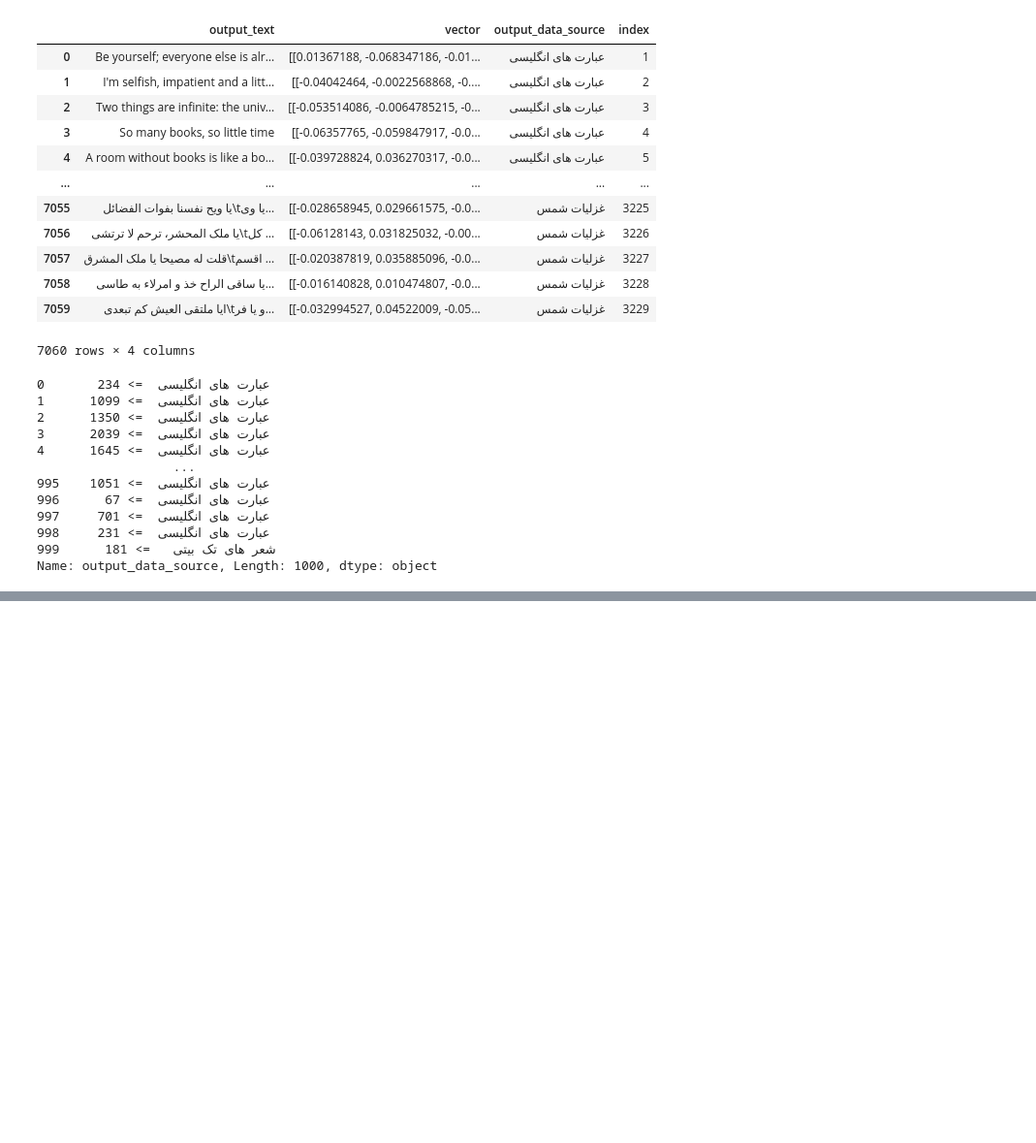
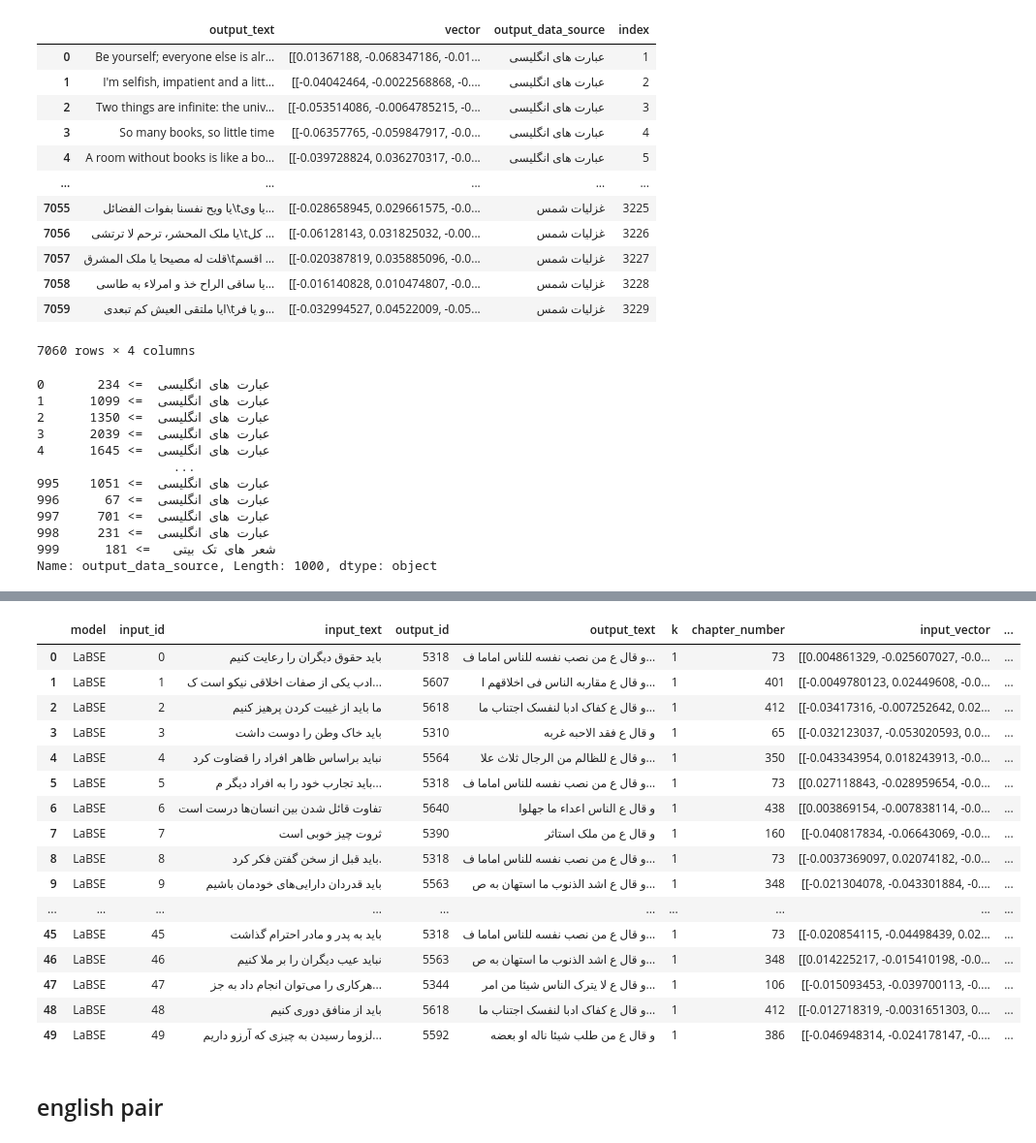
Before and after one commit to Mohamadrezakamali/text-enrich, a Jupyter notebook: LaBSE.ipynb, the cells around one changed output, grey strips where cells are left out. Shown at 97% size. Drawn from its saved outputs; the diff is of its cells as text; code cells hidden in the pictures; blank space fills up the shorter version.

```diff
--- a/LaBSE.ipynb
+++ b/LaBSE.ipynb
@@ -775,0 +914,28 @@ pd.DataFrame(labse_pair["output_data_source"]).to_csv("/content/labse_pair_out.c
+# %%
+def create_pair_knn(k,model_name,input_table,output_table,isChaptered,chapter_number):
+  if isChaptered:
+    columns = ["model","input_id","input_text","output_id","output_text","k","chapter_number","input_vector","output_vector"]
+  else:
+    columns = ["model","input_id","input_text","output_id","output_text","k","input_vector","output_vector"]
+
+  pair_table = pd.DataFrame([], columns=columns)
+  for i in range(len(input_table)):
+    vector = []
+    for j in range(len(output_table)):
+      input_vector = input_table.iloc[i]['vector']
+      output_vector = output_table.iloc[j]['vector']
+      sim = abs(input_vector[0] @ output_vector[0].T)
+      w1_sqrt = np.sqrt(abs(input_vector[0] @ input_vector[0].T))
+      w2_sqrt = np.sqrt(abs(output_vector[0] @ output_vector[0].T))
+      vector.append(sim / (w1_sqrt * w2_sqrt))
+    vector = np.array(vector)
+    indexes = vector.argsort()[-k:]
+    p = 1
+    for index in indexes:
+      # output_data_source_index = str(output_table.iloc[index]['output_data_source']) + " => " + str(output_table.iloc[index]['index'])
+      if isChaptered:
+        pair_table = pair_table.append({'model':model_name,"input_id":input_table.iloc[i]['input_id'],"input_text":input_table.iloc[i]['input_text'],"output_id":output_table.iloc[index]['output_id'] ,"output_text":output_table.iloc[index]['output_text'] ,"k":p,"chapter_number":output_table.iloc[index][chapter_number],"input_vector":input_table.iloc[i]['vector'], "output_vector":output_table.iloc[index]['vector']}, ignore_index = True)
+      else:
+        pair_table = pair_table.append({'model':model_name,"input_id":input_table.iloc[i]['input_id'],"input_text":input_table.iloc[i]['input_text'],"output_id":output_table.iloc[index]['output_id'] ,"output_text":output_table.iloc[index]['output_text'] ,"k":p,"input_vector":input_table.iloc[i]['vector'], "output_vector":output_table.iloc[index]['vector']}, ignore_index = True)
+      p+=1
+  return pair_table
@@ -775,0 +944,2 @@ pd.DataFrame(labse_pair["output_data_source"]).to_csv("/content/labse_pair_out.c
+# %%
+nahj = pd.read_csv("/content/nahj_normalized.csv")
@@ -775,0 +962,6 @@ pd.DataFrame(labse_pair["output_data_source"]).to_csv("/content/labse_pair_out.c
+# %%
+columns = ["output_text","vector","output_id","hekmat_number"]
+output_table = pd.DataFrame([], columns=columns)
+
+for i in range(len(nahj)):
+  output_table = output_table.append({'output_text':nahj.iloc[i]["output_text"] ,'vector':[embedder.encode(nahj.iloc[i]["output_text"])],"output_id":nahj.iloc[i]["output_id"],"hekmat_number":nahj.iloc[i]["hekmat_number"]}, ignore_index = True)
@@ -775,0 +984,24 @@ pd.DataFrame(labse_pair["output_data_source"]).to_csv("/content/labse_pair_out.c
+# %%
+nahj_pair = create_pair_knn(1,"LaBSE",input_table,output_table,True,"hekmat_number")
+# %%
+nahj_pair
+# %% [output]
+|  | model | input_id | input_text | output_id | output_text | k | chapter_number | input_vector | ... |
+| 0 | LaBSE | 0 | باید حقوق دیگران را رعایت کنیم | 5318 | و قال ع من نصب نفسه للناس اماما ف... | 1 | 73 | [[0.004861329, -0.025607027, -0.0... | ... |
+| 1 | LaBSE | 1 | ادب یکی از صفات اخلاقی نیکو است ک... | 5607 | و قال ع مقاربه الناس فی اخلاقهم ا... | 1 | 401 | [[-0.0049780123, 0.02449608, -0.0... | ... |
+| 2 | LaBSE | 2 | ما باید از غیبت کردن پرهیز کنیم | 5618 | و قال ع کفاک ادبا لنفسک اجتناب ما... | 1 | 412 | [[-0.03417316, -0.007252642, 0.02... | ... |
+| 3 | LaBSE | 3 | باید خاک وطن را دوست داشت | 5310 | و قال ع فقد الاحبه غربه | 1 | 65 | [[-0.032123037, -0.053020593, 0.0... | ... |
+| 4 | LaBSE | 4 | نباید براساس ظاهر افراد را قضاوت کرد | 5564 | و قال ع للظالم من الرجال ثلاث علا... | 1 | 350 | [[-0.043343954, 0.018243913, -0.0... | ... |
+| 5 | LaBSE | 5 | باید تجارب خود را به افراد دیگر م... | 5318 | و قال ع من نصب نفسه للناس اماما ف... | 1 | 73 | [[0.027118843, -0.028959654, -0.0... | ... |
+| 6 | LaBSE | 6 | تفاوت قائل شدن بین انسان‌ها درست است | 5640 | و قال ع الناس اعداء ما جهلوا | 1 | 438 | [[0.003869154, -0.007838114, -0.0... | ... |
+| 7 | LaBSE | 7 | ثروت چیز خوبی است | 5390 | و قال ع من ملک استاثر | 1 | 160 | [[-0.040817834, -0.06643069, -0.0... | ... |
+| 8 | LaBSE | 8 | باید قبل از سخن گفتن فکر کرد. | 5318 | و قال ع من نصب نفسه للناس اماما ف... | 1 | 73 | [[-0.0037369097, 0.02074182, -0.0... | ... |
+| 9 | LaBSE | 9 | باید قدردان دارایی‌های خودمان باشیم | 5563 | و قال ع اشد الذنوب ما استهان به ص... | 1 | 348 | [[-0.021304078, -0.043301884, -0.... | ... |
+| ... | ... | ... | ... | ... | ... | ... | ... | ... | ... |
+| 45 | LaBSE | 45 | باید به پدر و مادر احترام گذاشت | 5318 | و قال ع من نصب نفسه للناس اماما ف... | 1 | 73 | [[-0.020854115, -0.04498439, 0.02... | ... |
+| 46 | LaBSE | 46 | نباید عیب دیگران را بر ملا کنیم | 5563 | و قال ع اشد الذنوب ما استهان به ص... | 1 | 348 | [[0.014225217, -0.015410198, -0.0... | ... |
+| 47 | LaBSE | 47 | هرکاری را می‌توان انجام داد به جز... | 5344 | و قال ع لا یترک الناس شیئا من امر... | 1 | 106 | [[-0.015093453, -0.039700113, -0.... | ... |
+| 48 | LaBSE | 48 | باید از منافق دوری کنیم | 5618 | و قال ع کفاک ادبا لنفسک اجتناب ما... | 1 | 412 | [[-0.012718319, -0.0031651303, 0.... | ... |
+| 49 | LaBSE | 49 | لزوما رسیدن به چیزی که آرزو داریم... | 5592 | و قال ع من طلب شیئا ناله او بعضه | 1 | 386 | [[-0.046948314, -0.024178147, -0.... | ... |
+# %% [markdown]
+## english pair
```
Also changed, not shown: parts of 73 cells of this notebook, 13 other files.
